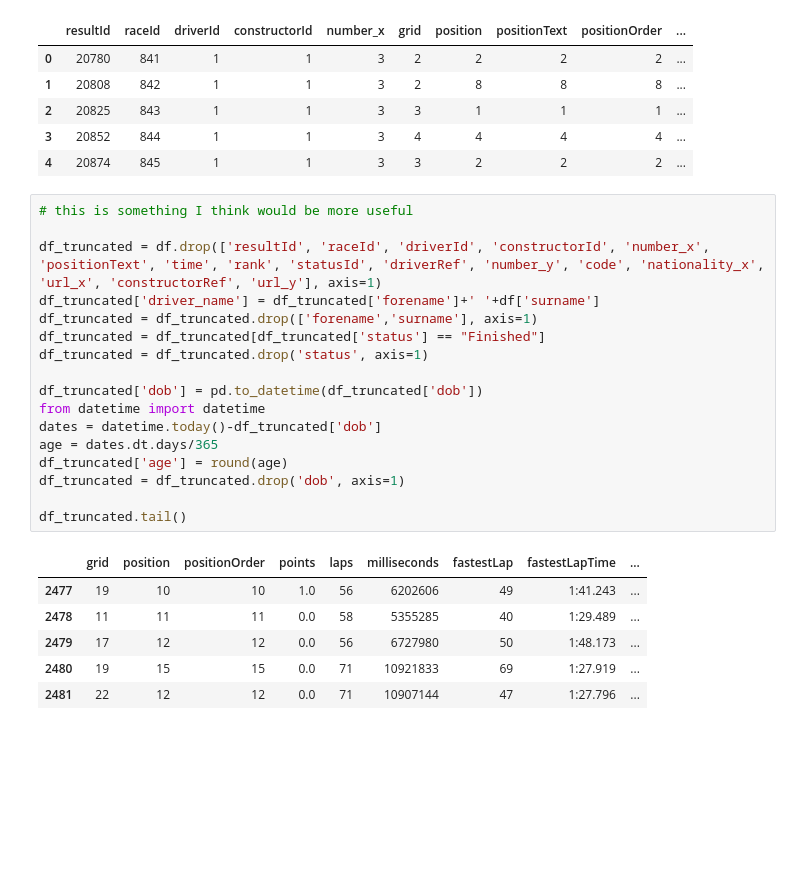
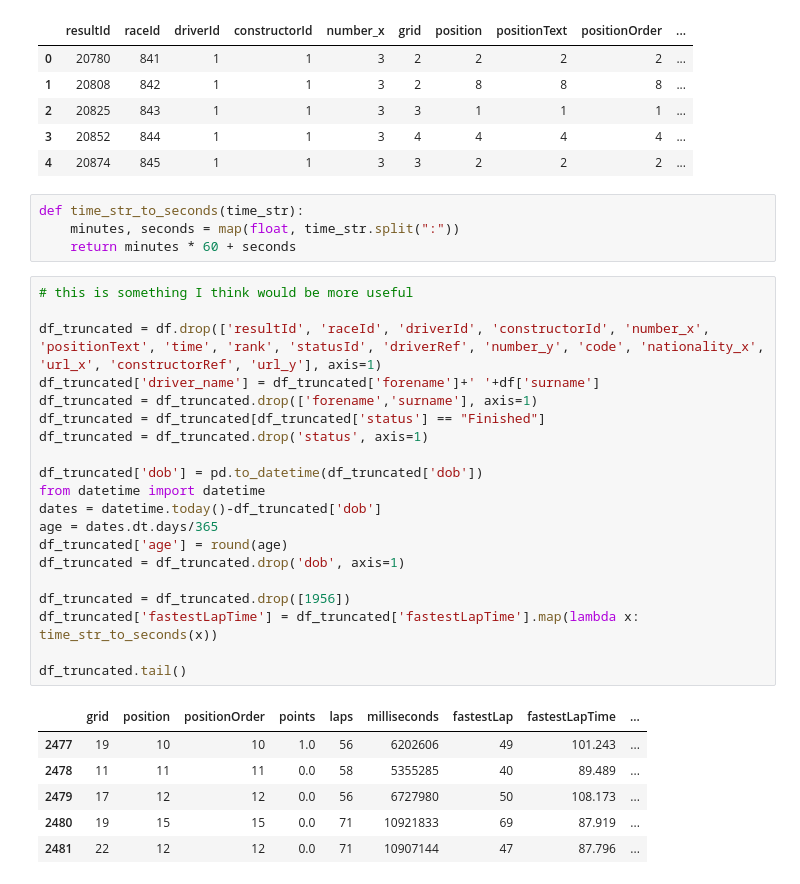
Before and after one commit to arvyz/phishing, a Jupyter notebook: F1_features.ipynb, the cells around one changed output. Drawn from its saved outputs; the diff is of its cells as text; blank space fills up the shorter version.

```diff
--- a/F1_features.ipynb
+++ b/F1_features.ipynb
@@ -151,27 +151,34 @@ df.head()
 | 2 | 20825 | 843 | 1 | 1 | 3 | 3 | 1 | 1 | 1 | ... |
 | 3 | 20852 | 844 | 1 | 1 | 3 | 4 | 4 | 4 | 4 | ... |
 | 4 | 20874 | 845 | 1 | 1 | 3 | 3 | 2 | 2 | 2 | ... |
+# %%
+def time_str_to_seconds(time_str):
+    minutes, seconds = map(float, time_str.split(":"))
+    return minutes * 60 + seconds
 # %%
 # this is something I think would be more useful
 
 df_truncated = df.drop(['resultId', 'raceId', 'driverId', 'constructorId', 'number_x', 'positionText', 'time', 'rank', 'statusId', 'driverRef', 'number_y', 'code', 'nationality_x', 'url_x', 'constructorRef', 'url_y'], axis=1)
 df_truncated['driver_name'] = df_truncated['forename']+' '+df['surname']
 df_truncated = df_truncated.drop(['forename','surname'], axis=1)
 df_truncated = df_truncated[df_truncated['status'] == "Finished"]
 df_truncated = df_truncated.drop('status', axis=1)
 
 df_truncated['dob'] = pd.to_datetime(df_truncated['dob'])
 from datetime import datetime
 dates = datetime.today()-df_truncated['dob']
 age = dates.dt.days/365
 df_truncated['age'] = round(age)
 df_truncated = df_truncated.drop('dob', axis=1)
 
+df_truncated = df_truncated.drop([1956])
+df_truncated['fastestLapTime'] = df_truncated['fastestLapTime'].map(lambda x: time_str_to_seconds(x))
+
 df_truncated.tail()
 # %% [output]
 |  | grid | position | positionOrder | points | laps | milliseconds | fastestLap | fastestLapTime | ... |
-| 2477 | 19 | 10 | 10 | 1.0 | 56 | 6202606 | 49 | 1:41.243 | ... |
-| 2478 | 11 | 11 | 11 | 0.0 | 58 | 5355285 | 40 | 1:29.489 | ... |
-| 2479 | 17 | 12 | 12 | 0.0 | 56 | 6727980 | 50 | 1:48.173 | ... |
-| 2480 | 19 | 15 | 15 | 0.0 | 71 | 10921833 | 69 | 1:27.919 | ... |
-| 2481 | 22 | 12 | 12 | 0.0 | 71 | 10907144 | 47 | 1:27.796 | ... |
+| 2477 | 19 | 10 | 10 | 1.0 | 56 | 6202606 | 49 | 101.243 | ... |
+| 2478 | 11 | 11 | 11 | 0.0 | 58 | 5355285 | 40 | 89.489 | ... |
+| 2479 | 17 | 12 | 12 | 0.0 | 56 | 6727980 | 50 | 108.173 | ... |
+| 2480 | 19 | 15 | 15 | 0.0 | 71 | 10921833 | 69 | 87.919 | ... |
+| 2481 | 22 | 12 | 12 | 0.0 | 71 | 10907144 | 47 | 87.796 | ... |
```
